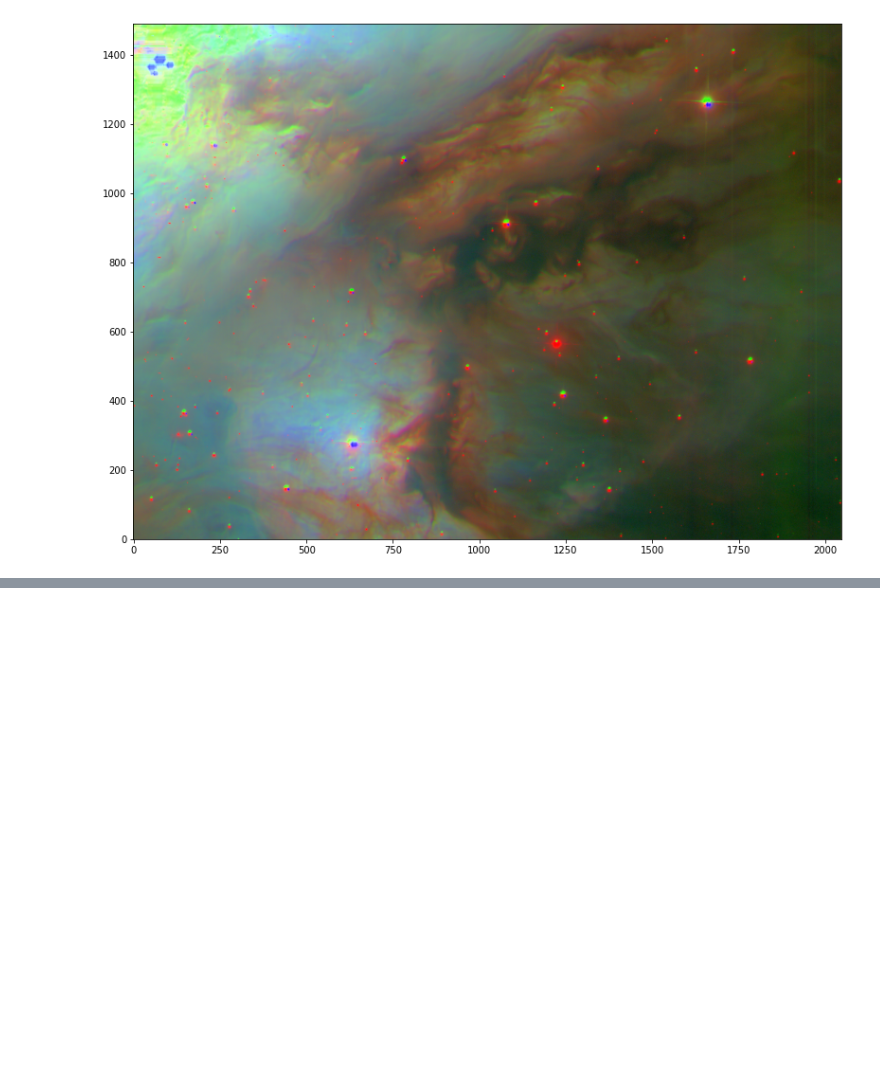
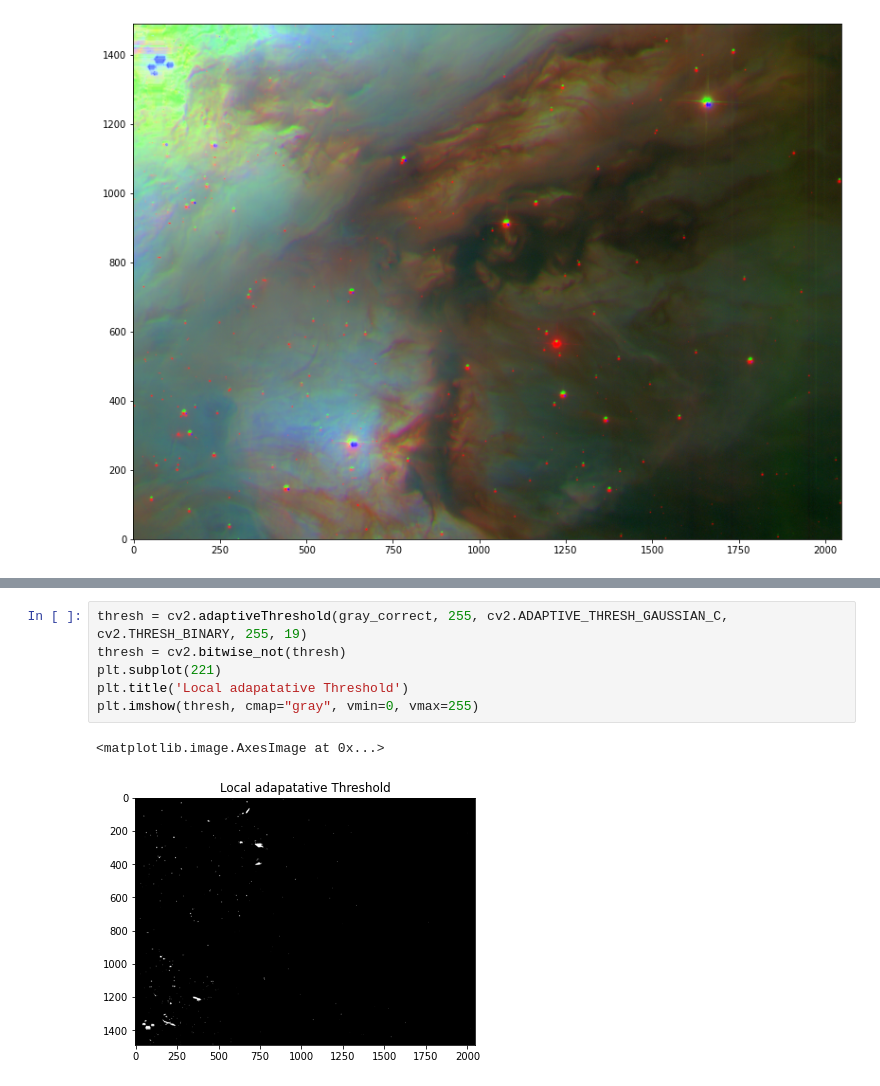
Before and after one commit to JoelsonSartoriJr/study-astrnomy, a Jupyter notebook: fits_image/rgb_image.ipynb, the cells around one changed output, grey strips where cells are left out. Cells and saved outputs as stored; diff of their text form; blank space fills up the shorter version.

```diff
--- a/fits_image/rgb_image.ipynb
+++ b/fits_image/rgb_image.ipynb
@@ -95,0 +118,9 @@ plt.savefig('img/rbgM42.jpg')
+# %%
+thresh = cv2.adaptiveThreshold(gray_correct, 255, cv2.ADAPTIVE_THRESH_GAUSSIAN_C, cv2.THRESH_BINARY, 255, 19)
+thresh = cv2.bitwise_not(thresh)
+plt.subplot(221)
+plt.title('Local adapatative Threshold')
+plt.imshow(thresh, cmap="gray", vmin=0, vmax=255)
+# %% [output]
+<matplotlib.image.AxesImage at 0x...>
+[figure, added]
```
Also changed, not shown: parts of 3 cells of this notebook, 4 other files.
